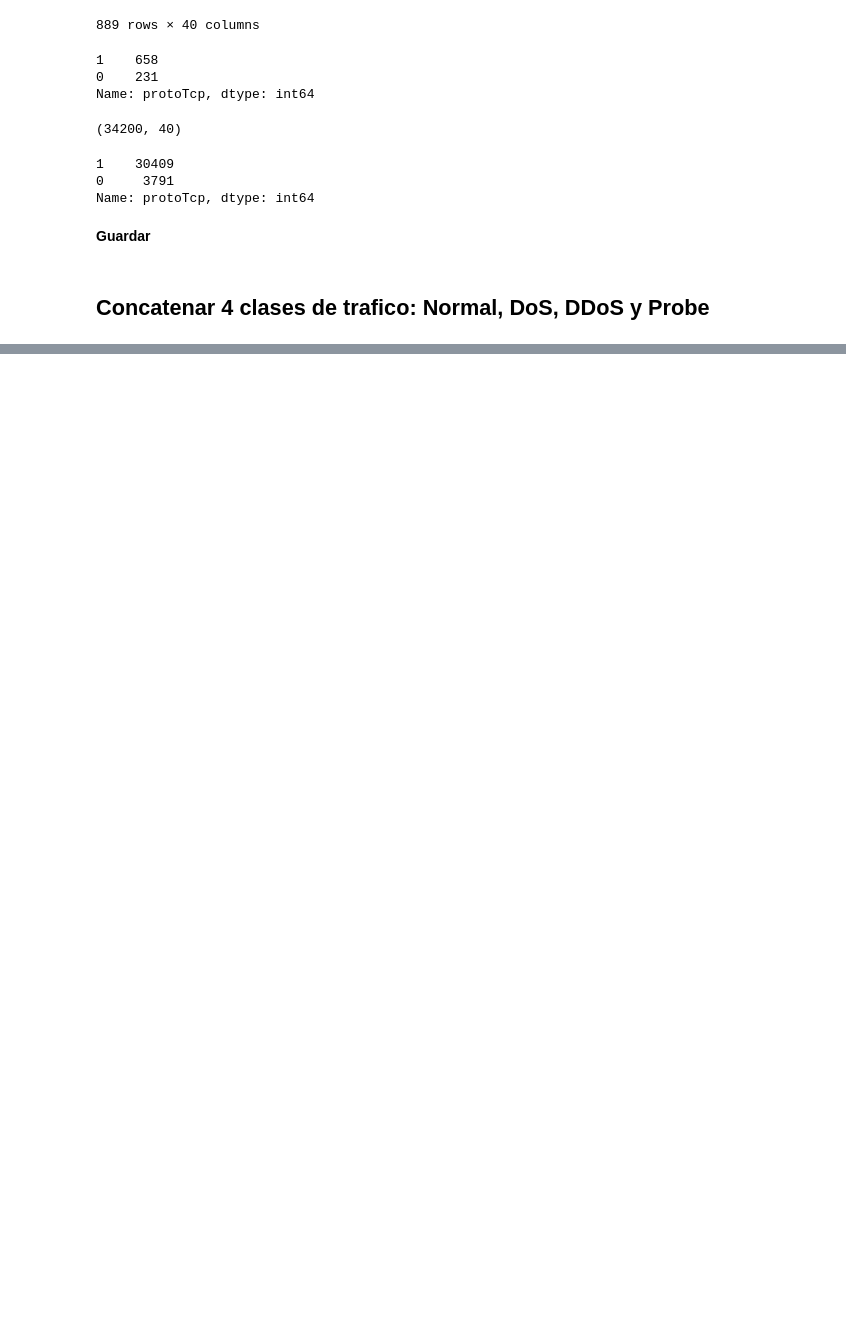
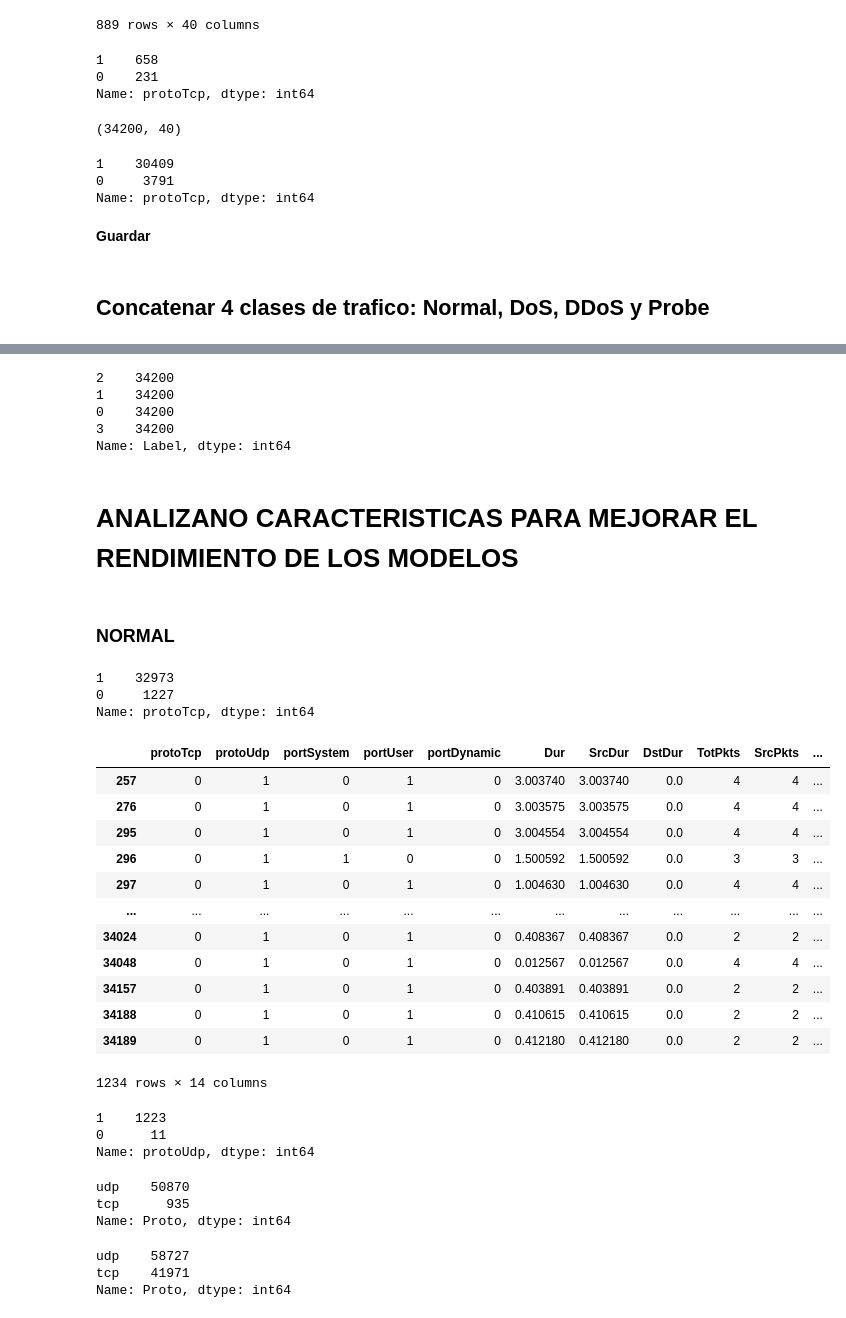
Before and after one commit to soyMA05/Clasiffication_TrafficSDN2, a Jupyter notebook: Fase3/balanceo.ipynb, the cells around one changed output, grey strips where cells are left out. Saved outputs shown, nothing was run; the diff lists cells and outputs as text; code cells hidden in the pictures; blank space fills up the shorter version.

Commit message:
generando nuevo balanceo de datos en clase normal

```diff
--- a/Fase3/balanceo.ipynb
+++ b/Fase3/balanceo.ipynb
@@ -328,0 +331,7 @@ df_traffic.to_csv('../../araData/Z/balance_total4clases_34200.csv',index=False)
+# %%
+df_ddos = pd.read_csv('../../araData/Z/balance_DDoS_34200.csv', low_memory=False)
+df_dos = pd.read_csv('../../araData/Z/balance_DoS_34200.csv', low_memory=False)
+df_normal = pd.read_csv('../../araData/Z/balance2_Normal_34200.csv', low_memory=False)
+df_probe = pd.read_csv('../../araData/Z/balance_Probe_34200.csv', low_memory=False)
+df_traffic = pd.concat([df_normal,df_dos, df_ddos, df_probe], axis=0)
+df_traffic.to_csv('../../araData/Z/balance_2_total4clases_34200.csv',index=False)
@@ -328,0 +358,12 @@ df_traffic.to_csv('../../araData/Z/balance_total4clases_34200.csv',index=False)
+# %%
+df_traffic.Label.value_counts()
+# %% [output]
+2    34200
+1    34200
+0    34200
+3    34200
+Name: Label, dtype: int64
+# %% [markdown]
+# **ANALIZANO CARACTERISTICAS PARA MEJORAR EL RENDIMIENTO DE LOS MODELOS**
+# %% [markdown]
+### **NORMAL**
@@ -328,0 +372,40 @@ df_traffic.to_csv('../../araData/Z/balance_total4clases_34200.csv',index=False)
+# %%
+df_normal.protoTcp.value_counts()
+# %% [output]
+1    32973
+0     1227
+Name: protoTcp, dtype: int64
+# %%
+df_normal[(df_normal.DstPkts==0)].iloc[:,:14]
+# %% [output]
+|  | protoTcp | protoUdp | portSystem | portUser | portDynamic | Dur | SrcDur | DstDur | TotPkts | SrcPkts | ... |
+| 257 | 0 | 1 | 0 | 1 | 0 | 3.003740 | 3.003740 | 0.0 | 4 | 4 | ... |
+| 276 | 0 | 1 | 0 | 1 | 0 | 3.003575 | 3.003575 | 0.0 | 4 | 4 | ... |
+| 295 | 0 | 1 | 0 | 1 | 0 | 3.004554 | 3.004554 | 0.0 | 4 | 4 | ... |
+| 296 | 0 | 1 | 1 | 0 | 0 | 1.500592 | 1.500592 | 0.0 | 3 | 3 | ... |
+| 297 | 0 | 1 | 0 | 1 | 0 | 1.004630 | 1.004630 | 0.0 | 4 | 4 | ... |
+| ... | ... | ... | ... | ... | ... | ... | ... | ... | ... | ... | ... |
+| 34024 | 0 | 1 | 0 | 1 | 0 | 0.408367 | 0.408367 | 0.0 | 2 | 2 | ... |
+| 34048 | 0 | 1 | 0 | 1 | 0 | 0.012567 | 0.012567 | 0.0 | 4 | 4 | ... |
+| 34157 | 0 | 1 | 0 | 1 | 0 | 0.403891 | 0.403891 | 0.0 | 2 | 2 | ... |
+| 34188 | 0 | 1 | 0 | 1 | 0 | 0.410615 | 0.410615 | 0.0 | 2 | 2 | ... |
+| 34189 | 0 | 1 | 0 | 1 | 0 | 0.412180 | 0.412180 | 0.0 | 2 | 2 | ... |
+1234 rows × 14 columns
+# %%
+df_normal[(df_normal.DstPkts==0)].protoUdp.value_counts()
+# %% [output]
+1    1223
+0      11
+Name: protoUdp, dtype: int64
+# %%
+df_normal_orig[(df_normal_orig.DstPkts==1)].Proto.value_counts()
+# %% [output]
+udp    50870
+tcp      935
+Name: Proto, dtype: int64
+# %%
+df_normal_orig.Proto.value_counts()
+# %% [output]
+udp    58727
+tcp    41971
+Name: Proto, dtype: int64
```
Also changed, not shown: parts of 30 cells of this notebook.
